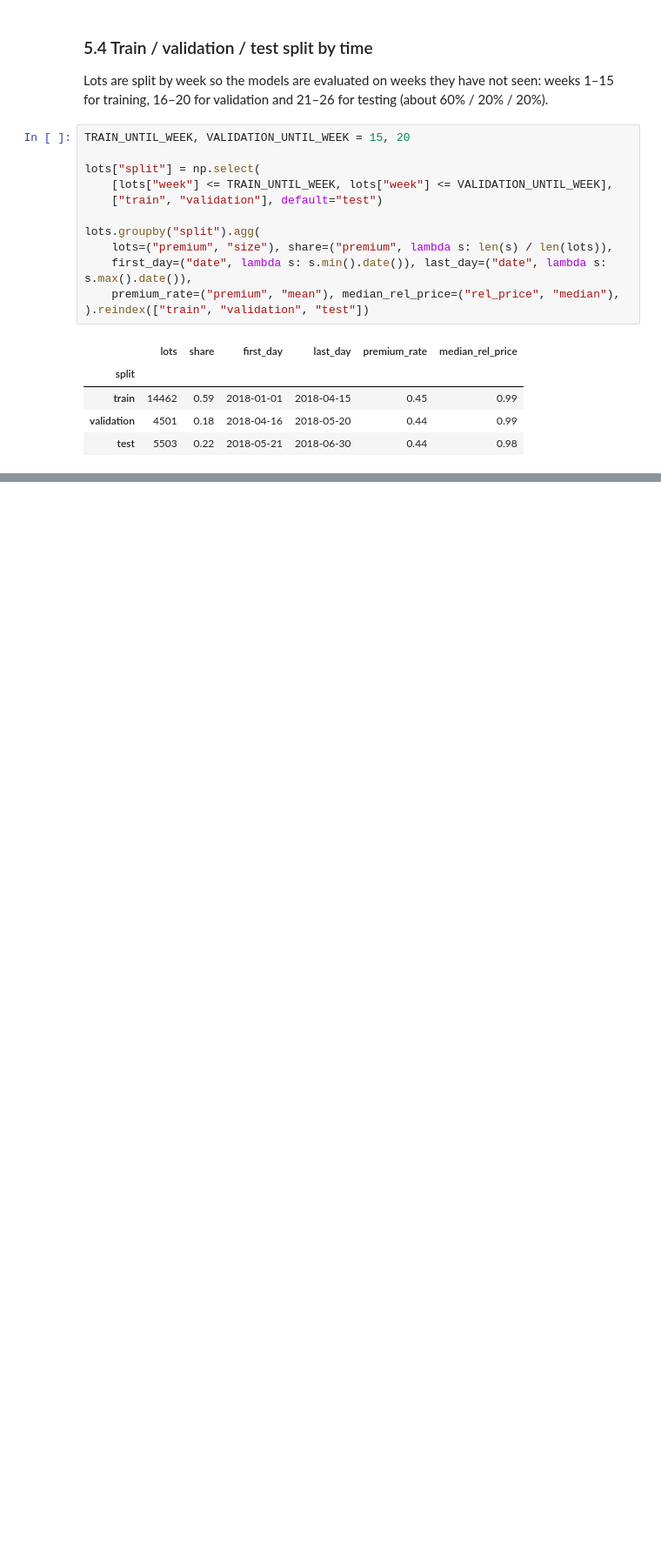
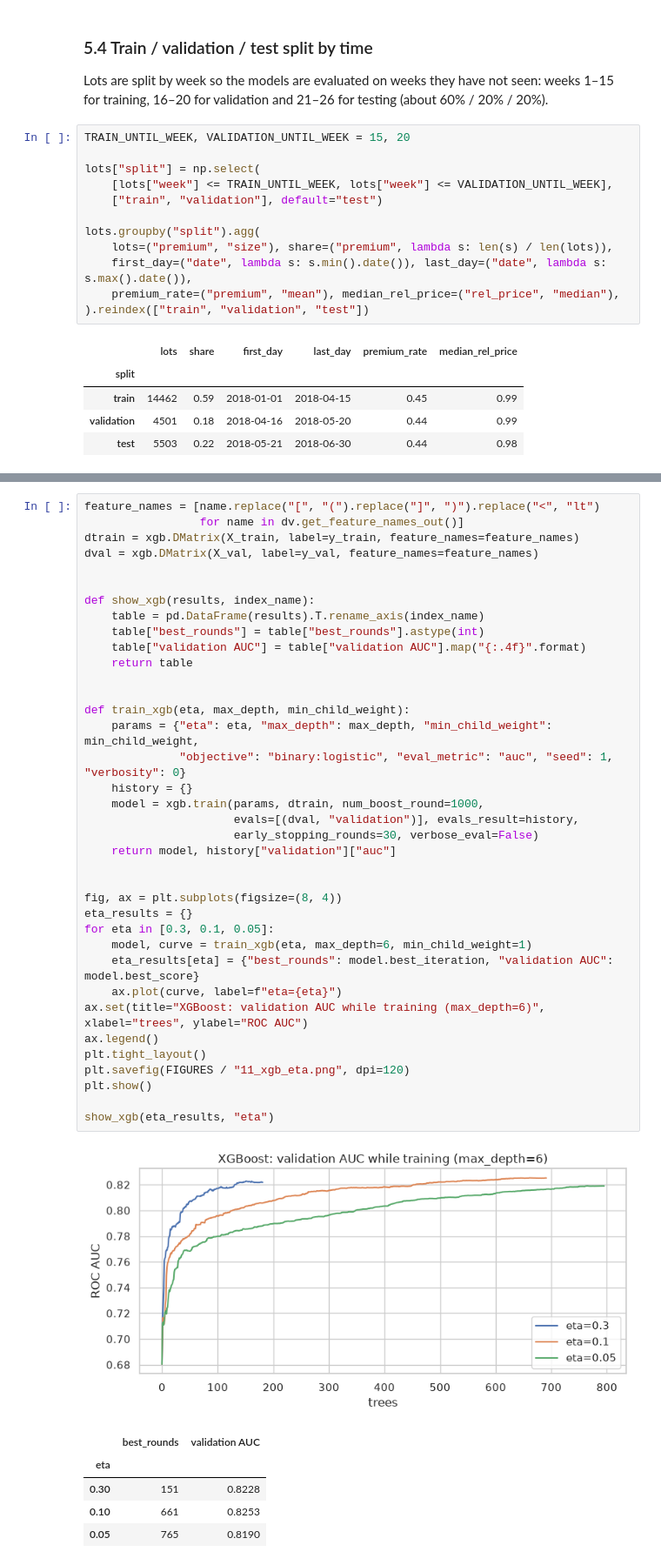
Before and after one commit to Camila20197/cattle-price-prediction-zoomcamp, a Jupyter notebook: notebooks/notebook.ipynb, the cells around one changed output, grey strips where cells are left out. Shown at 87% size. Drawn from its saved outputs; the diff is of its cells as text; blank space fills up the shorter version.

```diff
--- a/notebooks/notebook.ipynb
+++ b/notebooks/notebook.ipynb
@@ -1127,0 +1336,44 @@ Saved 24,466 lots to ../data/processed/steers_litoral.csv.gz
+# %%
+feature_names = [name.replace("[", "(").replace("]", ")").replace("<", "lt")
+                 for name in dv.get_feature_names_out()]
+dtrain = xgb.DMatrix(X_train, label=y_train, feature_names=feature_names)
+dval = xgb.DMatrix(X_val, label=y_val, feature_names=feature_names)
+
+
+def show_xgb(results, index_name):
+    table = pd.DataFrame(results).T.rename_axis(index_name)
+    table["best_rounds"] = table["best_rounds"].astype(int)
+    table["validation AUC"] = table["validation AUC"].map("{:.4f}".format)
+    return table
+
+
+def train_xgb(eta, max_depth, min_child_weight):
+    params = {"eta": eta, "max_depth": max_depth, "min_child_weight": min_child_weight,
+              "objective": "binary:logistic", "eval_metric": "auc", "seed": 1, "verbosity": 0}
+    history = {}
+    model = xgb.train(params, dtrain, num_boost_round=1000,
+                      evals=[(dval, "validation")], evals_result=history,
+                      early_stopping_rounds=30, verbose_eval=False)
+    return model, history["validation"]["auc"]
+
+
+fig, ax = plt.subplots(figsize=(8, 4))
+eta_results = {}
+for eta in [0.3, 0.1, 0.05]:
+    model, curve = train_xgb(eta, max_depth=6, min_child_weight=1)
+    eta_results[eta] = {"best_rounds": model.best_iteration, "validation AUC": model.best_score}
+    ax.plot(curve, label=f"eta={eta}")
+ax.set(title="XGBoost: validation AUC while training (max_depth=6)", xlabel="trees", ylabel="ROC AUC")
+ax.legend()
+plt.tight_layout()
+plt.savefig(FIGURES / "11_xgb_eta.png", dpi=120)
+plt.show()
+
+show_xgb(eta_results, "eta")
+# %% [output]
+[figure, added]
+|  | best_rounds | validation AUC |
+| eta |  |  |
+| 0.30 | 151 | 0.8228 |
+| 0.10 | 661 | 0.8253 |
+| 0.05 | 765 | 0.8190 |
```
Also changed, not shown: parts of 25 cells of this notebook, 17 other files.
